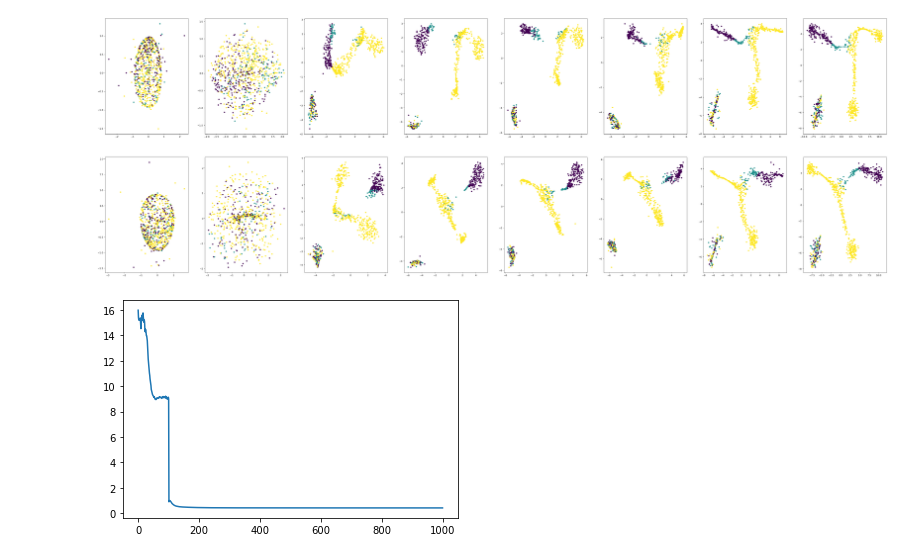
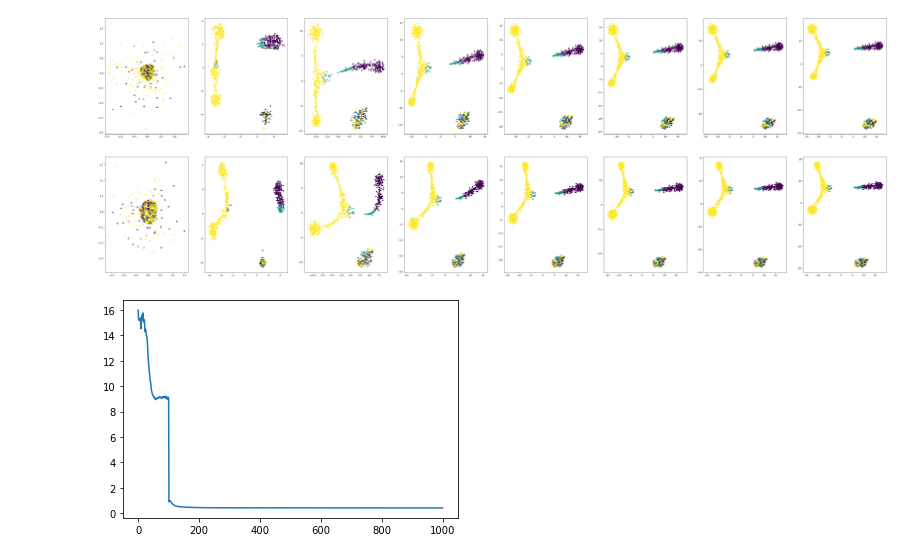
Before and after one commit to EhsanKA/Multimodal_tSNE_MMD, a Jupyter notebook: tsne.ipynb, the cells around one changed output. Saved outputs shown, nothing was run; the diff lists cells and outputs as text; code cells hidden in the pictures.

```diff
--- a/tsne.ipynb
+++ b/tsne.ipynb
@@ -348,17 +348,17 @@ ax.figure.show()
 # %%
 import matplotlib.pyplot as plt
 plt.figure(figsize=(60, 20), dpi=80)  # create a plot figure
 
-k = 20
+k = 80
 n_plots = 8
 for i in range(n_plots):
 
     plt.subplot(2, n_plots, i+1) # (rows, columns, panel number)
     plt.scatter(ts1.embeddings_after_mmd[i*k+1][:, 0], ts1.embeddings_after_mmd[i*k+1][:, 1], 20, timepoint1)
     plt.subplot(2, n_plots, i+1+n_plots) # (rows, columns, panel number)
     plt.scatter(ts2.embeddings_after_mmd[i*k+1][:, 0], ts2.embeddings_after_mmd[i*k+1][:, 1], 20, timepoint1)
 # %% [output]
-[figure, old version]
+[figure, new version]
 # %%
 plt.plot(ts1.ce_loss);
 # %% [output]
```
Also changed, not shown: parts of 2 cells of this notebook.
